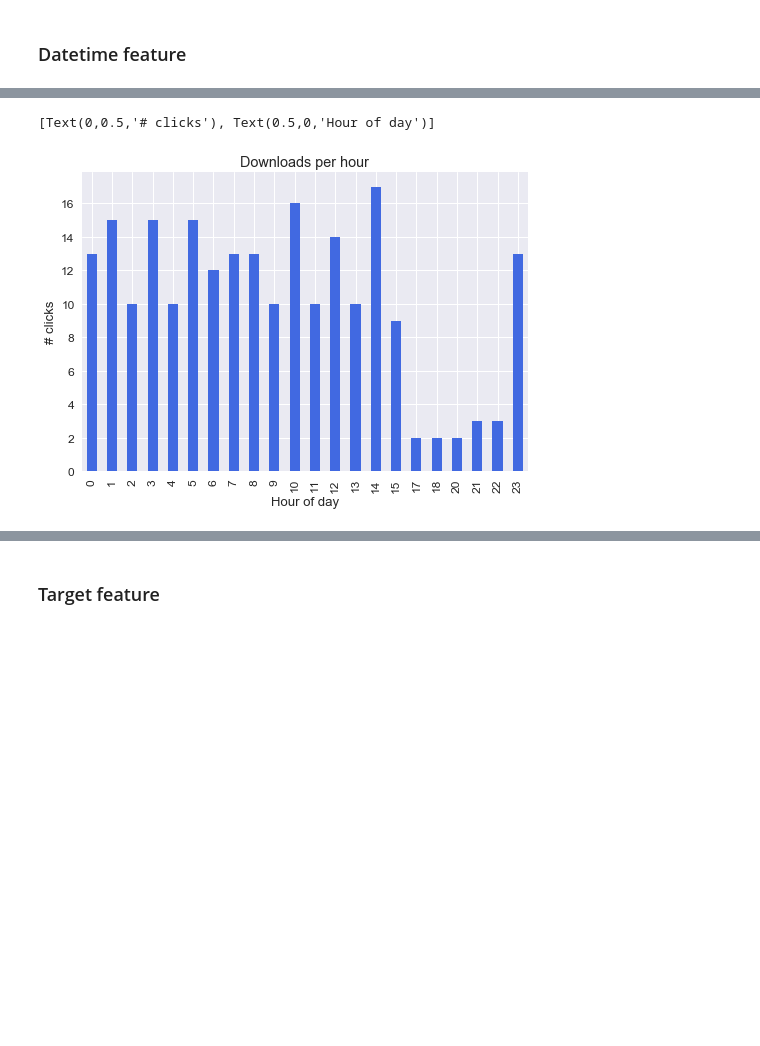
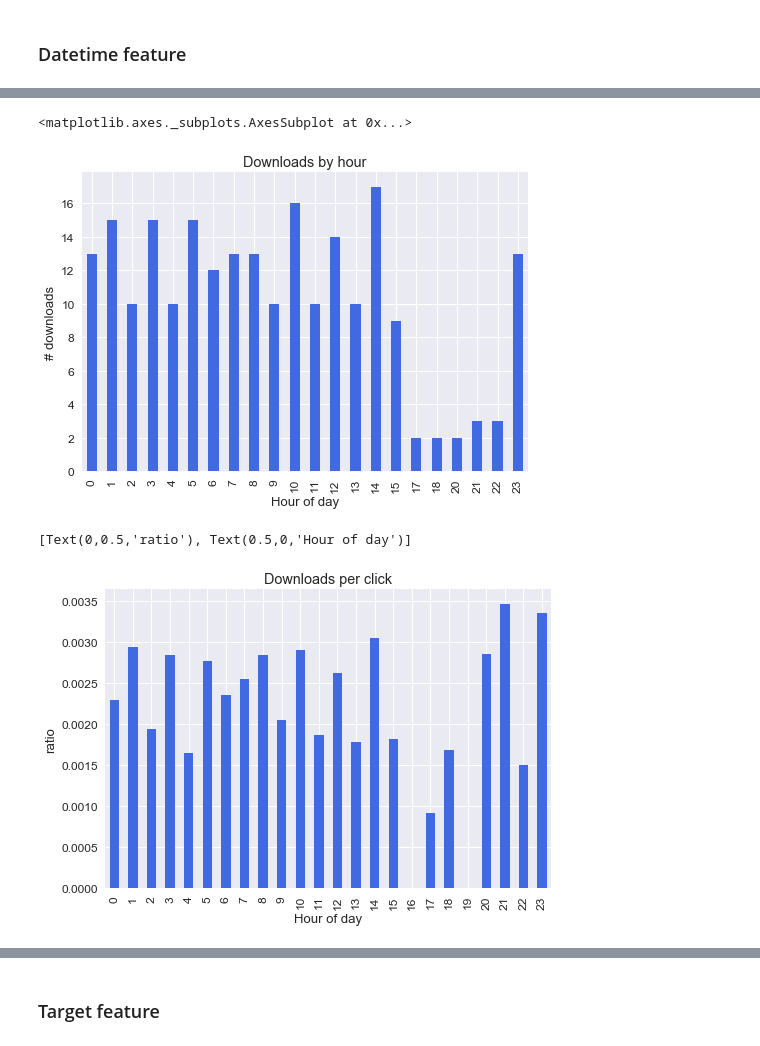
Before and after one commit to ligz08/Kaggle-TalkingData-AdTracking-Fraud-Detection, a Jupyter notebook: python/1 Explore.ipynb, the cells around one changed output, grey strips where cells are left out. Saved outputs shown, nothing was run; the diff lists cells and outputs as text; code cells hidden in the pictures; blank space fills up the shorter version.

```diff
--- a/python/1 Explore.ipynb
+++ b/python/1 Explore.ipynb
@@ -108,8 +115,15 @@ attributed = train_sample[train_sample.is_attributed==1]
+# %%
+barplot_value_counts_by_col(attributed, col='click_hour',
+                            ascending_index=True, title='Downloads by hour',
+                            xlabel='Hour of day', ylabel='# downloads')
+# %% [output]
+<matplotlib.axes._subplots.AxesSubplot at 0x...>
+[figure, added]
 # %%
-downloads_by_hour = train_sample[train_sample.is_attributed==1]['click_hour'].value_counts().sort_index()
-ax = downloads_by_hour.plot.bar(color=['royalblue'])
-ax.set_title('Downloads per hour')
-ax.set(xlabel='Hour of day', ylabel='# downloads')
+downloads_per_click_by_hour = attributed['click_hour'].value_counts().sort_index()/train_sample['click_hour'].value_counts().sort_index()
+ax = downloads_per_click_by_hour.plot.bar(color=['royalblue'])
+ax.set_title('Downloads per click')
+ax.set(xlabel='Hour of day', ylabel='ratio')
 # %% [output]
-[Text(0,0.5,'# clicks'), Text(0.5,0,'Hour of day')]
+[Text(0,0.5,'ratio'), Text(0.5,0,'Hour of day')]
-[figure, old version]
+[figure, new version]
```
Also changed, not shown: parts of 23 cells of this notebook, 1 other file.
